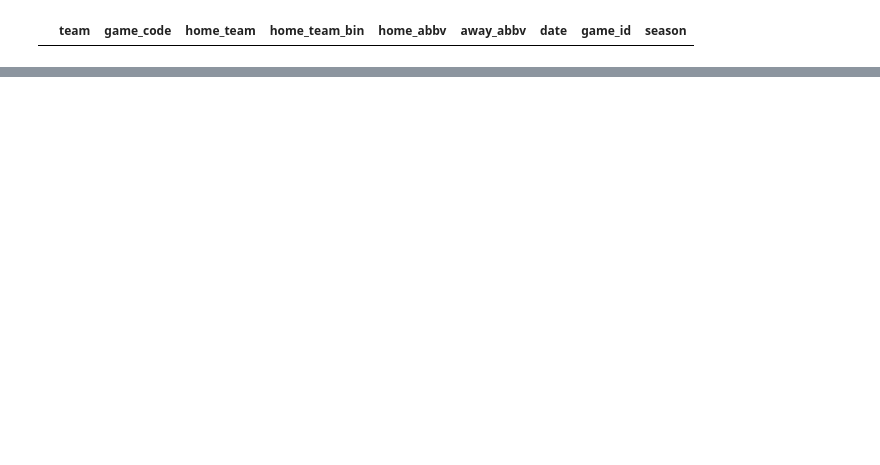
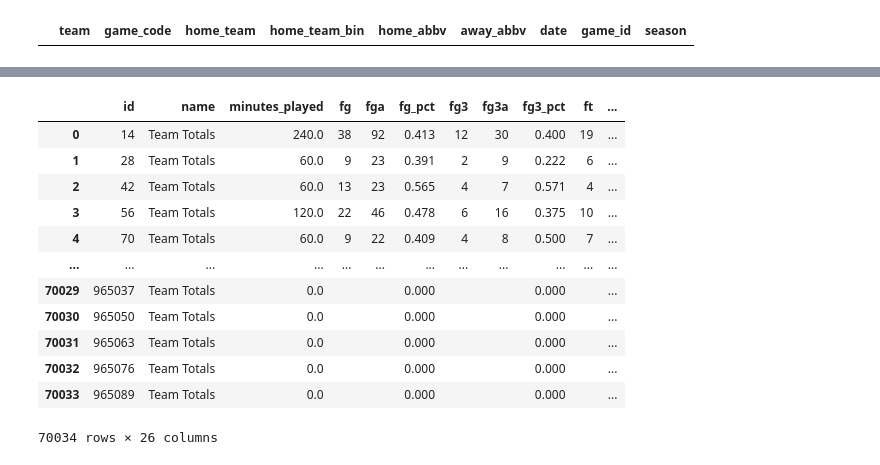
Before and after one commit to kyle-rgb/NBA_Sportsbook_Project, a Jupyter notebook: notebooks/Data Cleaning.ipynb, the cells around one changed output, grey strips where cells are left out. Cells and saved outputs as stored; diff of their text form; code cells hidden in the pictures; blank space fills up the shorter version.

```diff
--- a/notebooks/Data Cleaning.ipynb
+++ b/notebooks/Data Cleaning.ipynb
@@ -251,0 +372,16 @@ bball_merged[bball_merged.home_abbv.isnull()]
+# %%
+df_player_basic
+# %% [output]
+|  | id | name | minutes_played | fg | fga | fg_pct | fg3 | fg3a | fg3_pct | ft | ... |
+| 0 | 14 | Team Totals | 240.0 | 38 | 92 | 0.413 | 12 | 30 | 0.400 | 19 | ... |
+| 1 | 28 | Team Totals | 60.0 | 9 | 23 | 0.391 | 2 | 9 | 0.222 | 6 | ... |
+| 2 | 42 | Team Totals | 60.0 | 13 | 23 | 0.565 | 4 | 7 | 0.571 | 4 | ... |
+| 3 | 56 | Team Totals | 120.0 | 22 | 46 | 0.478 | 6 | 16 | 0.375 | 10 | ... |
+| 4 | 70 | Team Totals | 60.0 | 9 | 22 | 0.409 | 4 | 8 | 0.500 | 7 | ... |
+| ... | ... | ... | ... | ... | ... | ... | ... | ... | ... | ... | ... |
+| 70029 | 965037 | Team Totals | 0.0 |  |  | 0.000 |  |  | 0.000 |  | ... |
+| 70030 | 965050 | Team Totals | 0.0 |  |  | 0.000 |  |  | 0.000 |  | ... |
+| 70031 | 965063 | Team Totals | 0.0 |  |  | 0.000 |  |  | 0.000 |  | ... |
+| 70032 | 965076 | Team Totals | 0.0 |  |  | 0.000 |  |  | 0.000 |  | ... |
+| 70033 | 965089 | Team Totals | 0.0 |  |  | 0.000 |  |  | 0.000 |  | ... |
+70034 rows × 26 columns
```
Also changed, not shown: parts of 35 cells of this notebook, 4 other files.
